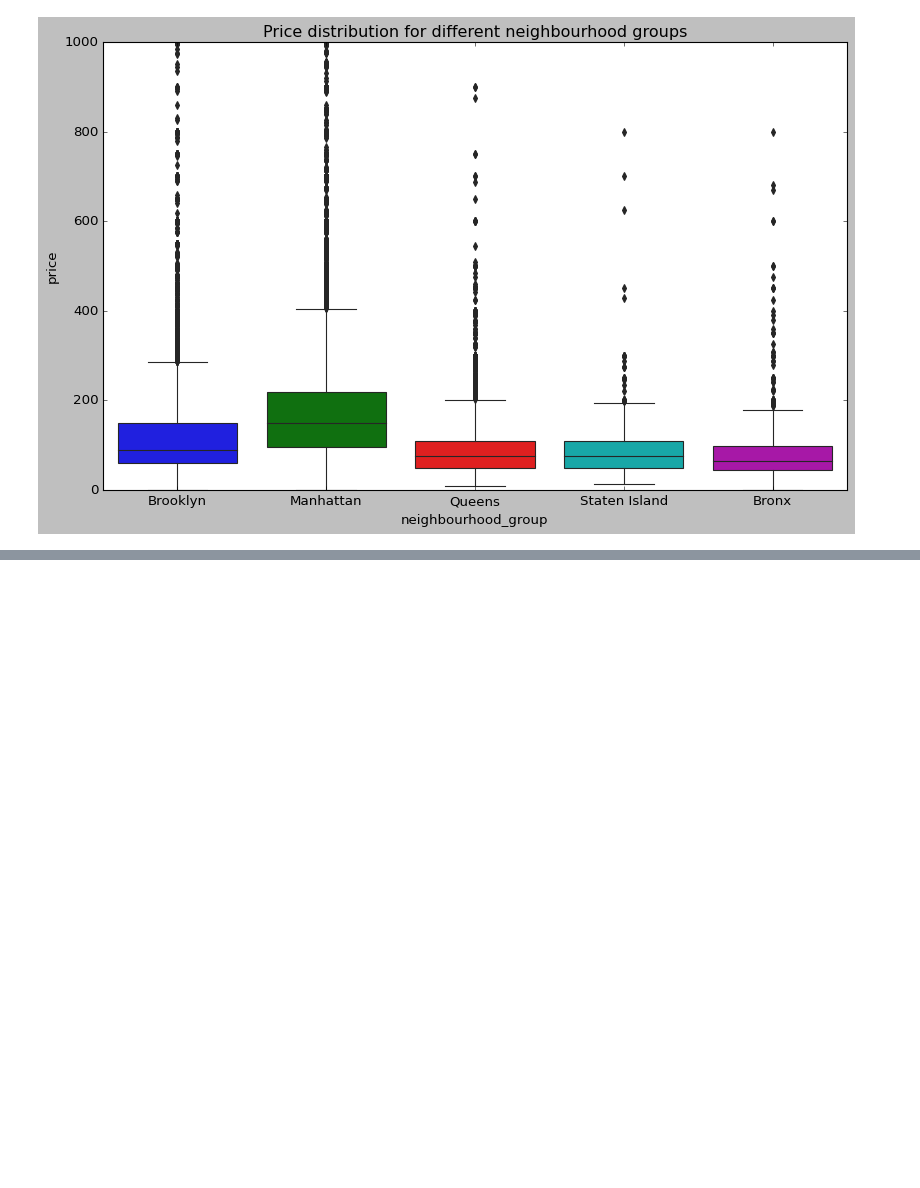
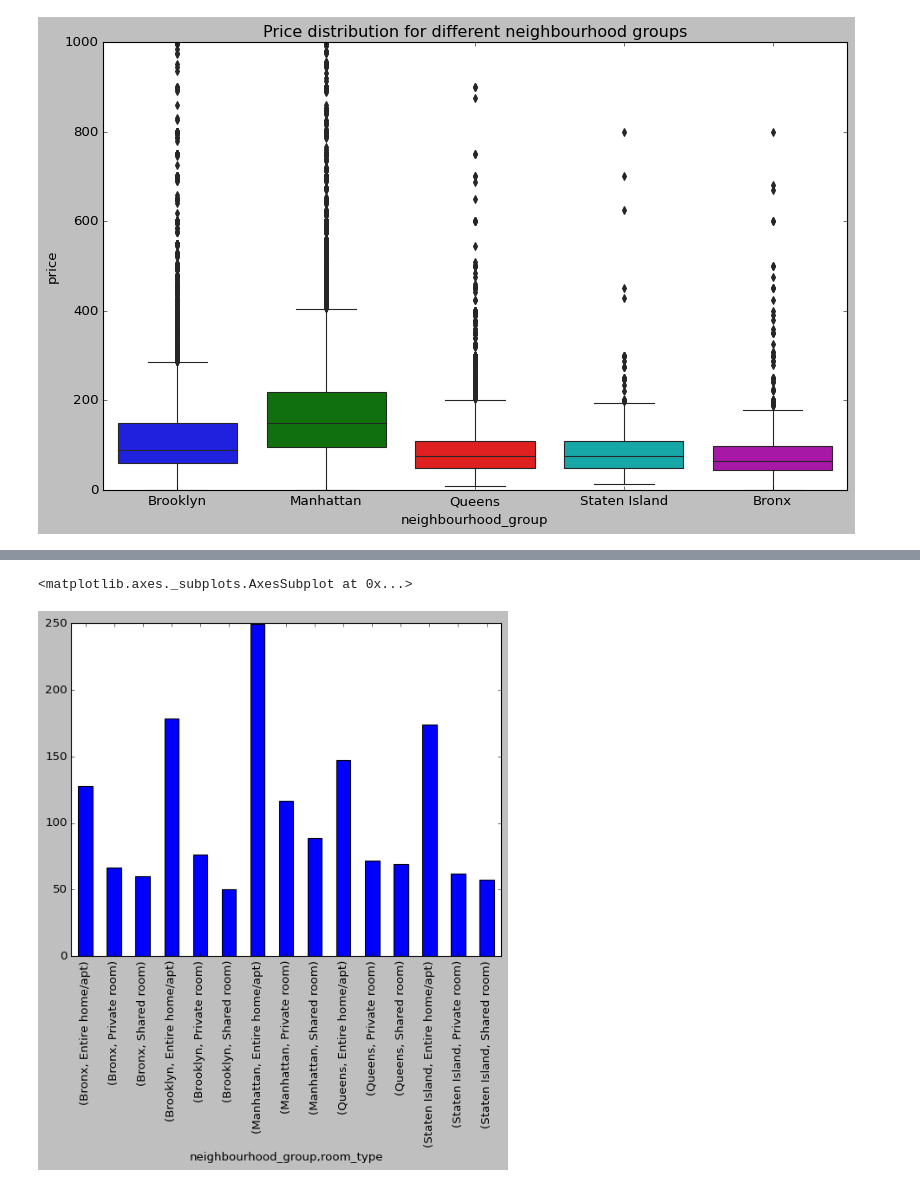
Before and after one commit to sneraikar/Airbnb-Bookings-Analysis, a Jupyter notebook: Airbnb_Bookings_Analysis_Capstone_Project_Solution.ipynb, the cells around one changed output, grey strips where cells are left out. Drawn from its saved outputs; the diff is of its cells as text; code cells hidden in the pictures; blank space fills up the shorter version.

```diff
--- a/Airbnb_Bookings_Analysis_Capstone_Project_Solution.ipynb
+++ b/Airbnb_Bookings_Analysis_Capstone_Project_Solution.ipynb
@@ -233,3 +240,7 @@ sns.boxplot(y="price",x="neighbourhood_group",data=df[df.price<1000])
 plt.show()
 # %% [output]
 [figure]
+# %%
+#Average prices/neighbourhood_group for all room types
+average_price=df.groupby(["neighbourhood_group","room_type"])["price"].mean()
+average_price
@@ -235,0 +265,5 @@ plt.show()
+# %%
+average_price.plot.bar()
+# %% [output]
+<matplotlib.axes._subplots.AxesSubplot at 0x...>
+[figure, added]
```
Also changed, not shown: parts of 13 cells of this notebook.
